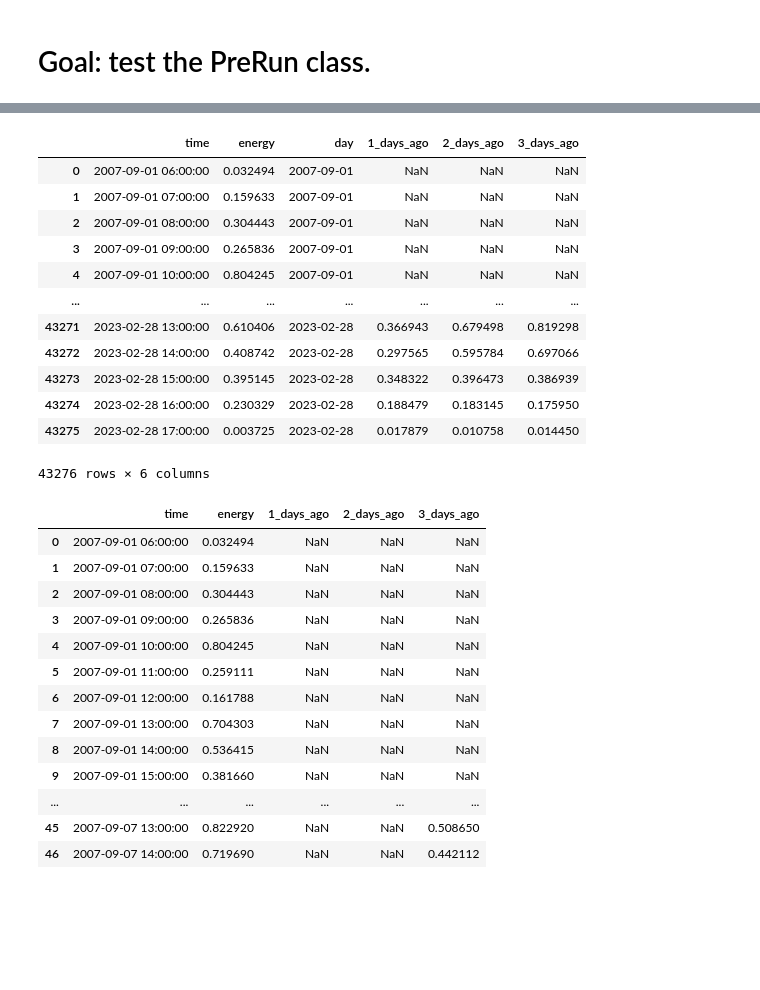
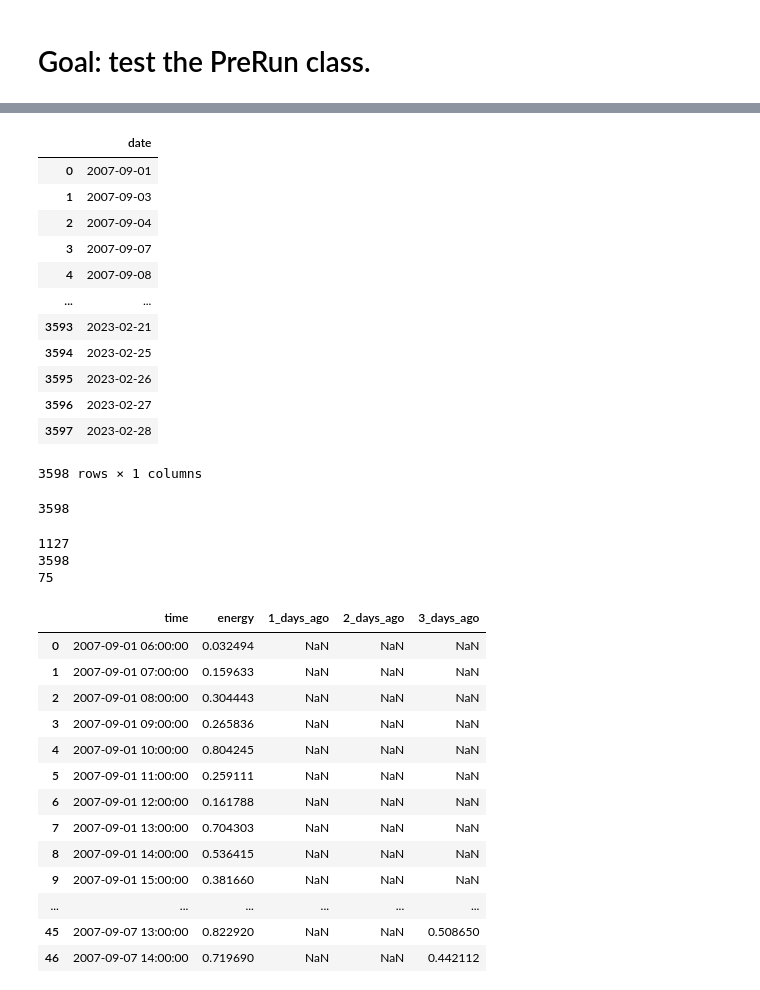
Before and after one commit to Erdos-Projects/predicting-day-ahead-solar-power-production, a Jupyter notebook: notebooks/eda/RS/power_to_energy_save.ipynb, the cells around one changed output, grey strips where cells are left out. Saved outputs shown, nothing was run; the diff lists cells and outputs as text; code cells hidden in the pictures; blank space fills up the shorter version.

```diff
--- a/notebooks/eda/RS/power_to_energy_save.ipynb
+++ b/notebooks/eda/RS/power_to_energy_save.ipynb
@@ -82,6 +67,20 @@ check_prerun = PreRun(system_id, write_to_path, None, systems_cleaned)
 # %%
-#check_prerun.load_data()
-#check_prerun.good_days
+check_prerun.load_data()
+check_prerun.good_days
+# %% [output]
+|  | date |
+| 0 | 2007-09-01 |
+| 1 | 2007-09-03 |
+| 2 | 2007-09-04 |
+| 3 | 2007-09-07 |
+| 4 | 2007-09-08 |
+| ... | ... |
+| 3593 | 2023-02-21 |
+| 3594 | 2023-02-25 |
+| 3595 | 2023-02-26 |
+| 3596 | 2023-02-27 |
+| 3597 | 2023-02-28 |
+3598 rows × 1 columns
 # %%
 # Now in the constructor
 # check_prerun.fix_timezones()
@@ -90,29 +89,25 @@ check_prerun = PreRun(system_id, write_to_path, None, systems_cleaned)
 # check_prerun.add_energy_features_only(daily_lags=3, remove_daily_lags_nans=False, include_last_year=True, remove_last_year_nans=False, todays_lags=3, remove_todays_lags_nans=False, include_month=True, include_day_of_month=True, include_hour=True)
 # check_prerun.amended_data.head(10)
 # %%
-# len(check_prerun.good_days)
+len(check_prerun.good_days)
+# %% [output]
+3598
 # %%
 # check_prerun.fill_missing_hours()
 # check_prerun.add_weather_features_only()
 # check_prerun.amended_data.head(50)
 # %%
 # seems like add_energy_features_only may not be working. check.
-check_prerun.fill_missing_hours()
-check_prerun.add_energy_features_only(daily_lags=3)
+#check_prerun.fill_missing_hours()
+check_prerun.good_end_days_naive(7)
+print(len(check_prerun.end_days_naive))
+print(len(check_prerun.good_days))
+print(len(check_prerun.end_days_naive.loc[check_prerun.end_days_naive['date'].dt.year >=2022]))
+# check_prerun.add_energy_features_only(daily_lags=3)
 # %% [output]
-|  | time | energy | day | 1_days_ago | 2_days_ago | 3_days_ago |
-| 0 | 2007-09-01 06:00:00 | 0.032494 | 2007-09-01 | NaN | NaN | NaN |
-| 1 | 2007-09-01 07:00:00 | 0.159633 | 2007-09-01 | NaN | NaN | NaN |
-| 2 | 2007-09-01 08:00:00 | 0.304443 | 2007-09-01 | NaN | NaN | NaN |
-| 3 | 2007-09-01 09:00:00 | 0.265836 | 2007-09-01 | NaN | NaN | NaN |
-| 4 | 2007-09-01 10:00:00 | 0.804245 | 2007-09-01 | NaN | NaN | NaN |
-| ... | ... | ... | ... | ... | ... | ... |
-| 43271 | 2023-02-28 13:00:00 | 0.610406 | 2023-02-28 | 0.366943 | 0.679498 | 0.819298 |
-| 43272 | 2023-02-28 14:00:00 | 0.408742 | 2023-02-28 | 0.297565 | 0.595784 | 0.697066 |
-| 43273 | 2023-02-28 15:00:00 | 0.395145 | 2023-02-28 | 0.348322 | 0.396473 | 0.386939 |
-| 43274 | 2023-02-28 16:00:00 | 0.230329 | 2023-02-28 | 0.188479 | 0.183145 | 0.175950 |
-| 43275 | 2023-02-28 17:00:00 | 0.003725 | 2023-02-28 | 0.017879 | 0.010758 | 0.014450 |
-43276 rows × 6 columns
+1127
+3598
+75
 # %%
 check_prerun.amended_data.head(50)
 # %% [output]
```
Also changed, not shown: parts of 1 cell of this notebook, 4 other files.
